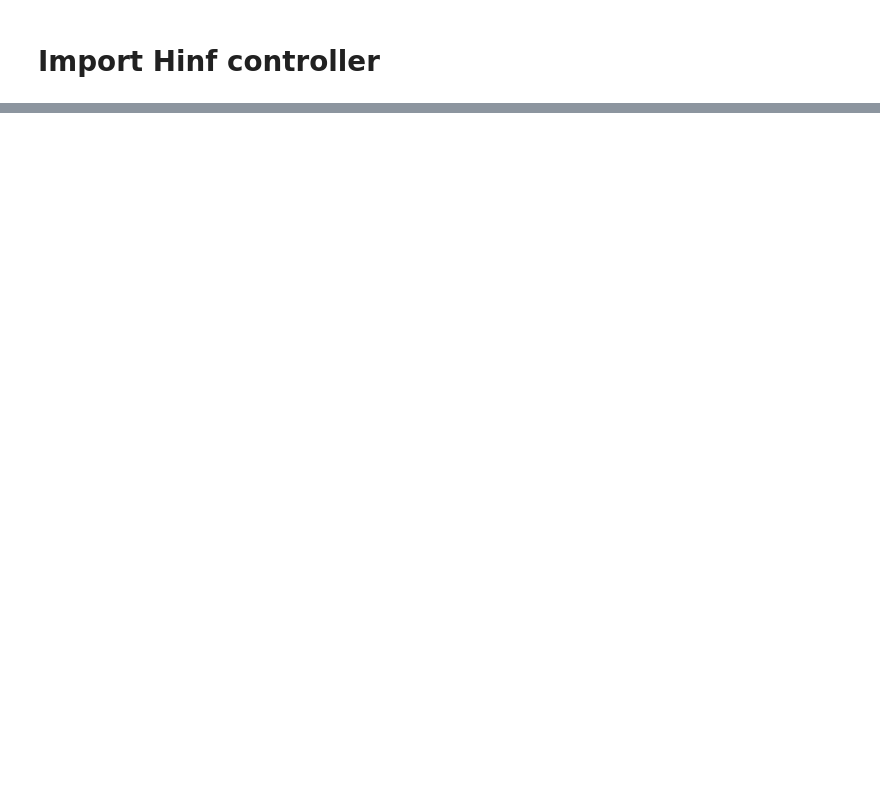
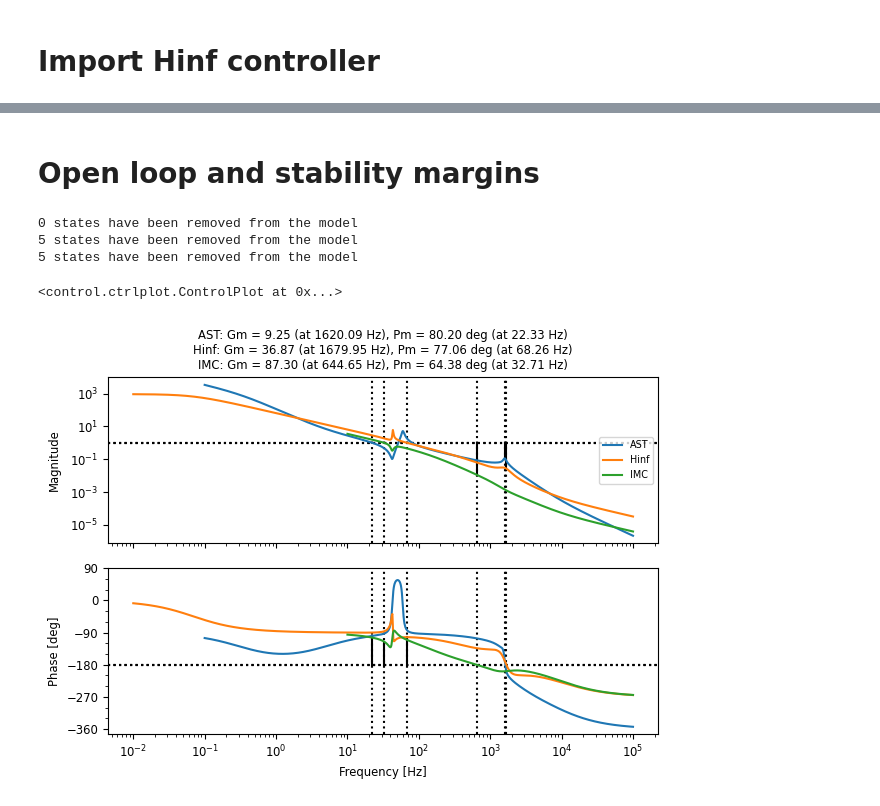
Before and after one commit to eliasrhoden/Sinumerik-Ctrl, a Jupyter notebook: ctrl_compare.ipynb, the cells around one changed output, grey strips where cells are left out. Cells and saved outputs as stored; diff of their text form; code cells hidden in the pictures; blank space fills up the shorter version.

```diff
--- a/ctrl_compare.ipynb
+++ b/ctrl_compare.ipynb
@@ -112,7 +73,7 @@ ctrl.bode(CL,Hz=True)
 
 
 lines = []
-with open(r'tf_txt/K_hinf.txt','r') as f:
+with open(r'tf_txt/C_hinf.txt','r') as f:
     lines = f.readlines()
 lines
 
@@ -129,10 +90,7 @@ num =  np.flip(num)
 den = np.flip(den)
 
 C_hinf = ctrl.tf(num,den)
-C_hinf.name = 'Hinf'
-C_ast = C*F
-C_ast.name = 'AST'
+C_hinf.name = 'C_Hinf'
 
-ctrl.bode(C_hinf)
-ctrl.bode(C_ast)
+C_hinf
 # %% [output]
@@ -442,0 +114,33 @@ plot_mag(T_imc)
+# %% [markdown]
+# Open loop and stability margins
+# %%
+
+L = Gf*C_ast
+L = ctrl.minreal(L)
+L.name = 'AST'
+
+Lh = C_hinf*Gf
+Lh = ctrl.minreal(Lh)
+Lh.name = 'Hinf'
+
+L_imc = Gf*C_imc
+L_imc = ctrl.minreal(L_imc)
+L_imc.name = 'IMC'
+
+
+
+ctrl.bode(L,display_margins=True,Hz=True)
+
+#plt.figure()
+
+ctrl.bode(Lh,display_margins=True,Hz=True)
+
+#plt.figure()
+
+ctrl.bode(L_imc,display_margins=True,Hz=True)
+# %% [output]
+0 states have been removed from the model
+5 states have been removed from the model
+5 states have been removed from the model
+<control.ctrlplot.ControlPlot at 0x...>
+[figure, added]
```
Also changed, not shown: parts of 29 cells of this notebook, 7 other files.
